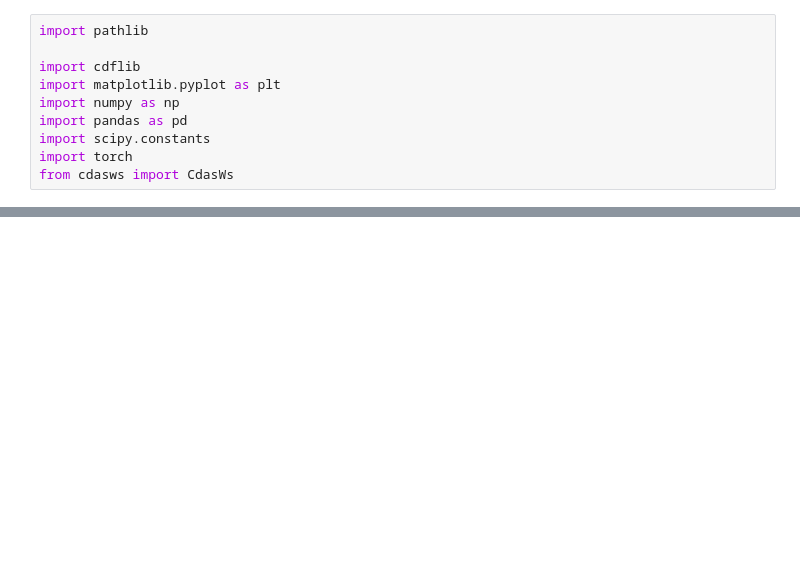
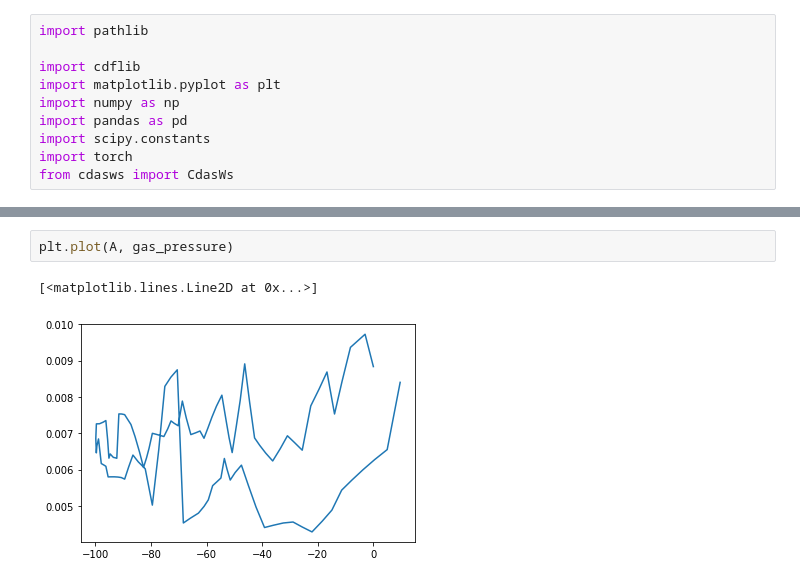
Before and after one commit to hafarooki/pymfr, a Jupyter notebook: demo/wind_axis.ipynb, the cells around one changed output, grey strips where cells are left out. Saved outputs shown, nothing was run; the diff lists cells and outputs as text; blank space fills up the shorter version.

```diff
--- a/demo/wind_axis.ipynb
+++ b/demo/wind_axis.ipynb
@@ -143,0 +153,5 @@ Altitude/azimuth: 84.03061193121579 / 298.87757110595703
+# %%
+plt.plot(A, gas_pressure)
+# %% [output]
+[<matplotlib.lines.Line2D at 0x...>]
+[figure, added]
```
Also changed, not shown: parts of 6 cells of this notebook, 2 other files.
